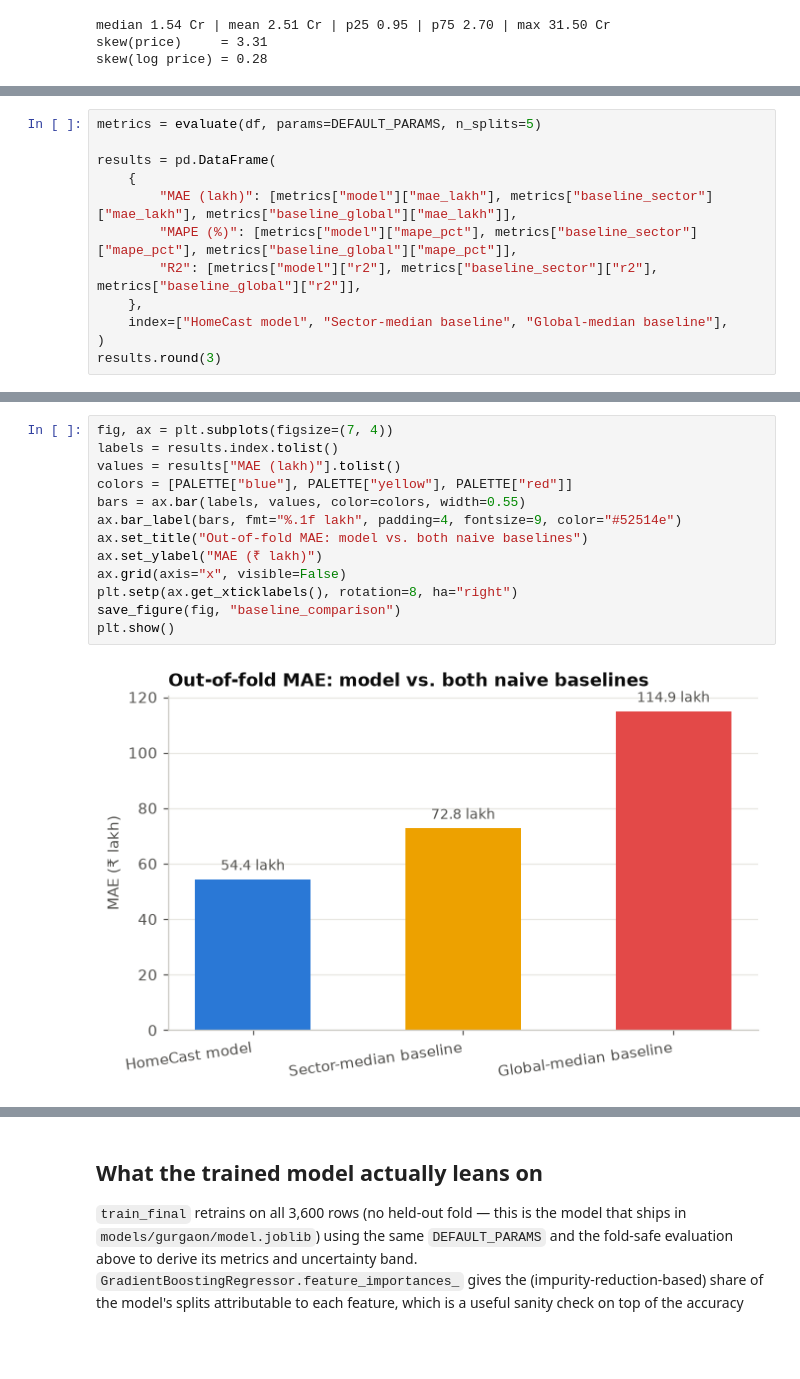
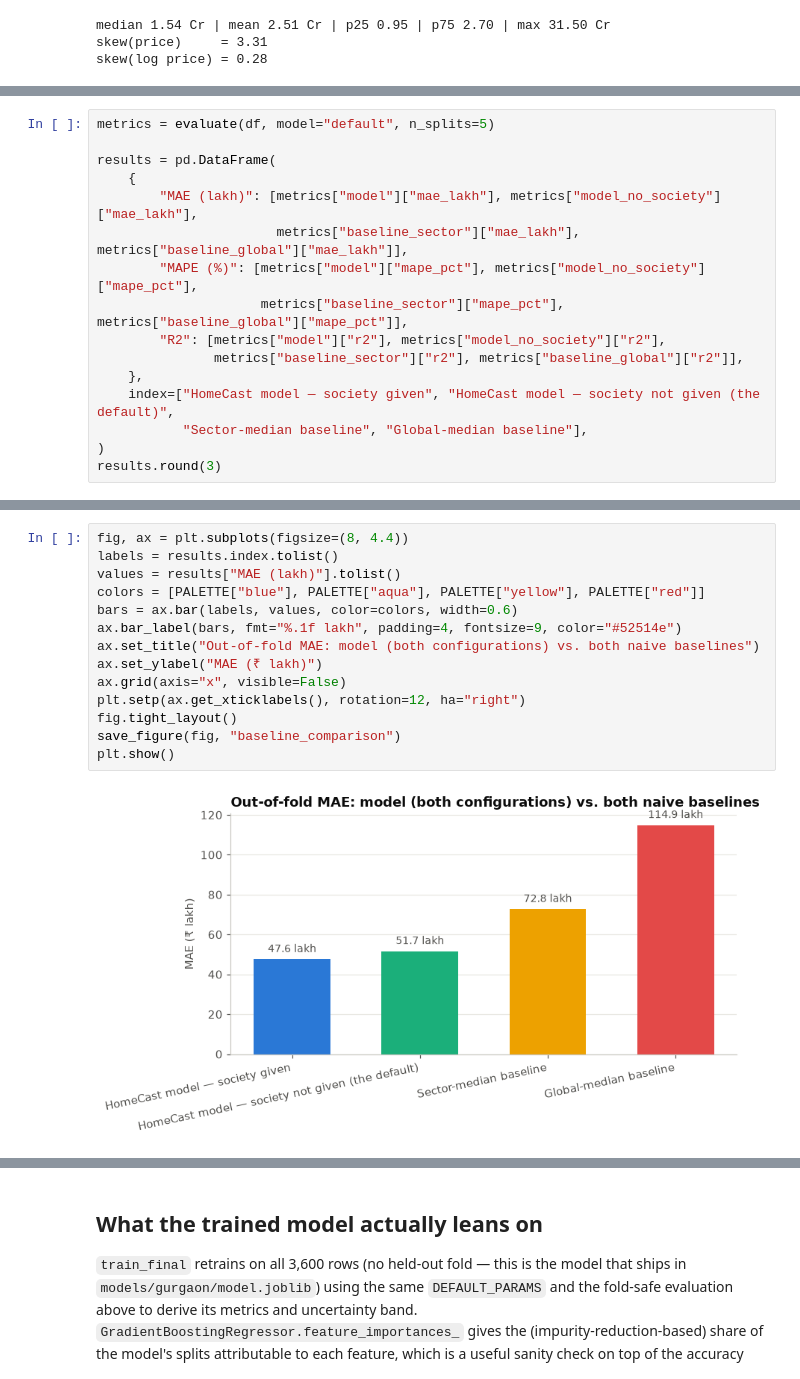
Before and after one commit to safdar-hussain1/homecast, a Jupyter notebook: notebooks/valuation_model.ipynb, the cells around one changed output, grey strips where cells are left out. Cells and saved outputs as stored; diff of their text form; blank space fills up the shorter version.

```diff
--- a/notebooks/valuation_model.ipynb
+++ b/notebooks/valuation_model.ipynb
@@ -207,15 +237,19 @@ Metrics are computed once, over all 3,600 out-of-fold predictions pooled
 together — not averaged fold-by-fold — which is what the table below
 reports.
 # %%
-metrics = evaluate(df, params=DEFAULT_PARAMS, n_splits=5)
+metrics = evaluate(df, model="default", n_splits=5)
 
 results = pd.DataFrame(
     {
-        "MAE (lakh)": [metrics["model"]["mae_lakh"], metrics["baseline_sector"]["mae_lakh"], metrics["baseline_global"]["mae_lakh"]],
-        "MAPE (%)": [metrics["model"]["mape_pct"], metrics["baseline_sector"]["mape_pct"], metrics["baseline_global"]["mape_pct"]],
-        "R2": [metrics["model"]["r2"], metrics["baseline_sector"]["r2"], metrics["baseline_global"]["r2"]],
+        "MAE (lakh)": [metrics["model"]["mae_lakh"], metrics["model_no_society"]["mae_lakh"],
+                       metrics["baseline_sector"]["mae_lakh"], metrics["baseline_global"]["mae_lakh"]],
+        "MAPE (%)": [metrics["model"]["mape_pct"], metrics["model_no_society"]["mape_pct"],
+                     metrics["baseline_sector"]["mape_pct"], metrics["baseline_global"]["mape_pct"]],
+        "R2": [metrics["model"]["r2"], metrics["model_no_society"]["r2"],
+               metrics["baseline_sector"]["r2"], metrics["baseline_global"]["r2"]],
     },
-    index=["HomeCast model", "Sector-median baseline", "Global-median baseline"],
+    index=["HomeCast model — society given", "HomeCast model — society not given (the default)",
+           "Sector-median baseline", "Global-median baseline"],
 )
 results.round(3)
 # %% [output]
@@ -251,18 +302,19 @@ The chart below puts the three MAE figures side by side.
 # %%
-fig, ax = plt.subplots(figsize=(7, 4))
+fig, ax = plt.subplots(figsize=(8, 4.4))
 labels = results.index.tolist()
 values = results["MAE (lakh)"].tolist()
-colors = [PALETTE["blue"], PALETTE["yellow"], PALETTE["red"]]
-bars = ax.bar(labels, values, color=colors, width=0.55)
+colors = [PALETTE["blue"], PALETTE["aqua"], PALETTE["yellow"], PALETTE["red"]]
+bars = ax.bar(labels, values, color=colors, width=0.6)
 ax.bar_label(bars, fmt="%.1f lakh", padding=4, fontsize=9, color="#52514e")
-ax.set_title("Out-of-fold MAE: model vs. both naive baselines")
+ax.set_title("Out-of-fold MAE: model (both configurations) vs. both naive baselines")
 ax.set_ylabel("MAE (₹ lakh)")
 ax.grid(axis="x", visible=False)
-plt.setp(ax.get_xticklabels(), rotation=8, ha="right")
+plt.setp(ax.get_xticklabels(), rotation=12, ha="right")
+fig.tight_layout()
 save_figure(fig, "baseline_comparison")
 plt.show()
 # %% [output]
-[figure, old version]
+[figure, new version]
 # %% [markdown]
 ## Residuals, and the uncertainty band shipped with every prediction
 
```
Also changed, not shown: parts of 15 cells of this notebook, 1 other file.
